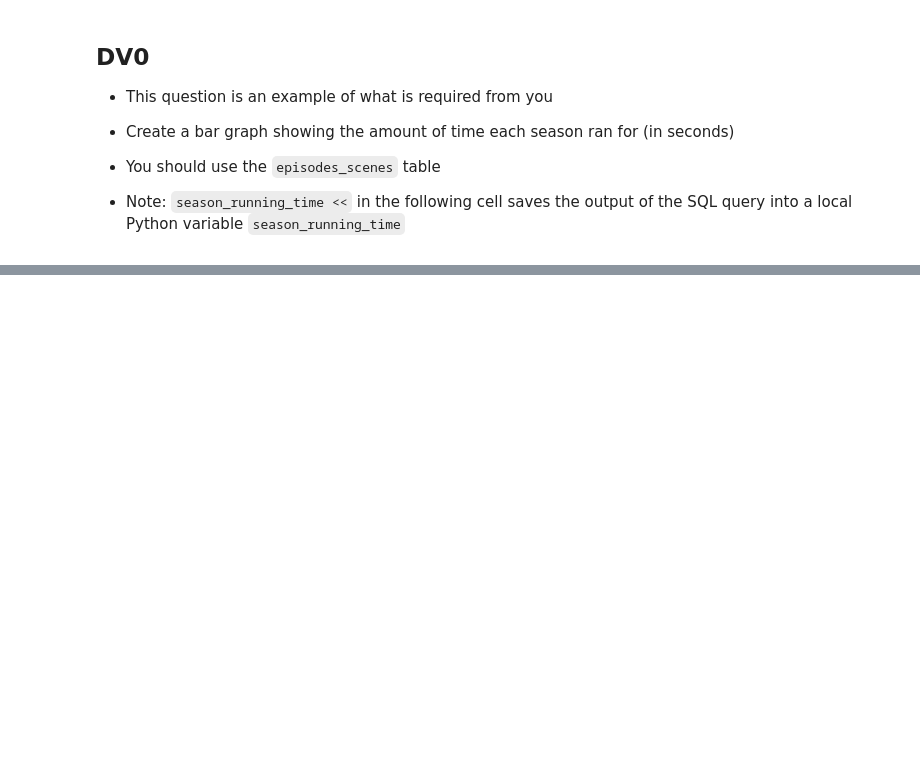
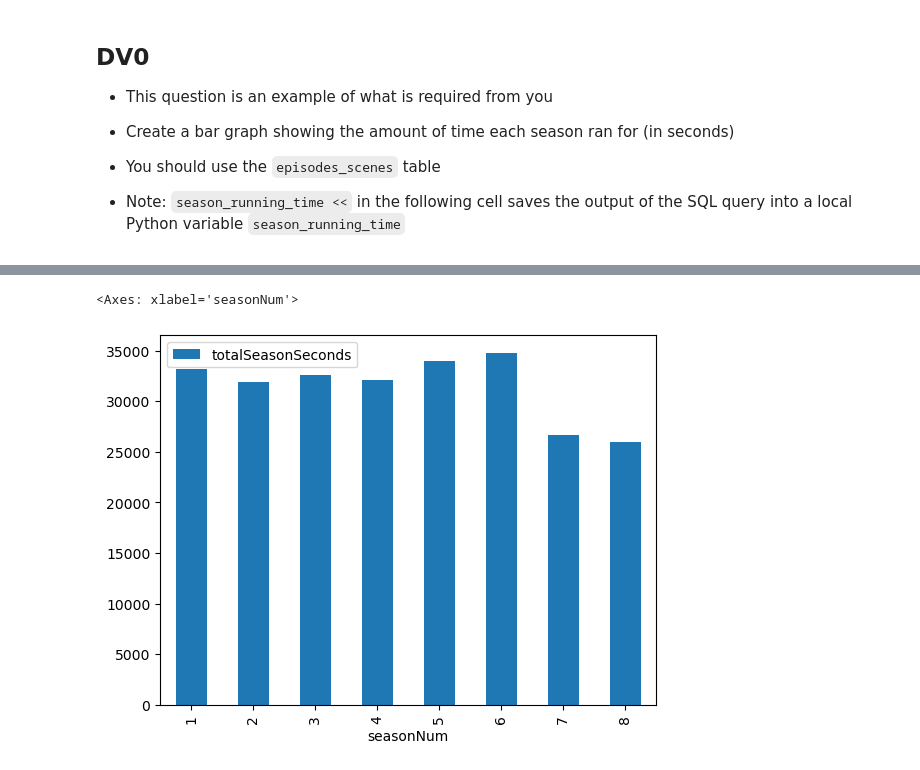
Before and after one commit to avahajr/W4111-Intro-to-Databases-Spring-2024, a Jupyter notebook: Homework/HW3/S24-W4111-HW3.ipynb, the cells around one changed output, grey strips where cells are left out. Drawn from its saved outputs; the diff is of its cells as text; code cells hidden in the pictures; blank space fills up the shorter version.

```diff
--- a/Homework/HW3/S24-W4111-HW3.ipynb
+++ b/Homework/HW3/S24-W4111-HW3.ipynb
@@ -815,7 +859,12 @@ season_running_time
 # %%
 # You must show the visualization
 
-season_running_time[['seasonNum', 'totalSeasonSeconds']].plot.bar(x='seasonNum', y='totalSeasonSeconds')
+season_running_time[["seasonNum", "totalSeasonSeconds"]].plot.bar(
+    x="seasonNum", y="totalSeasonSeconds"
+)
+# %% [output]
+<Axes: xlabel='seasonNum'>
+[figure, added]
 # %% [markdown]
 ## DV1
 
```
Also changed, not shown: parts of 15 cells of this notebook.
